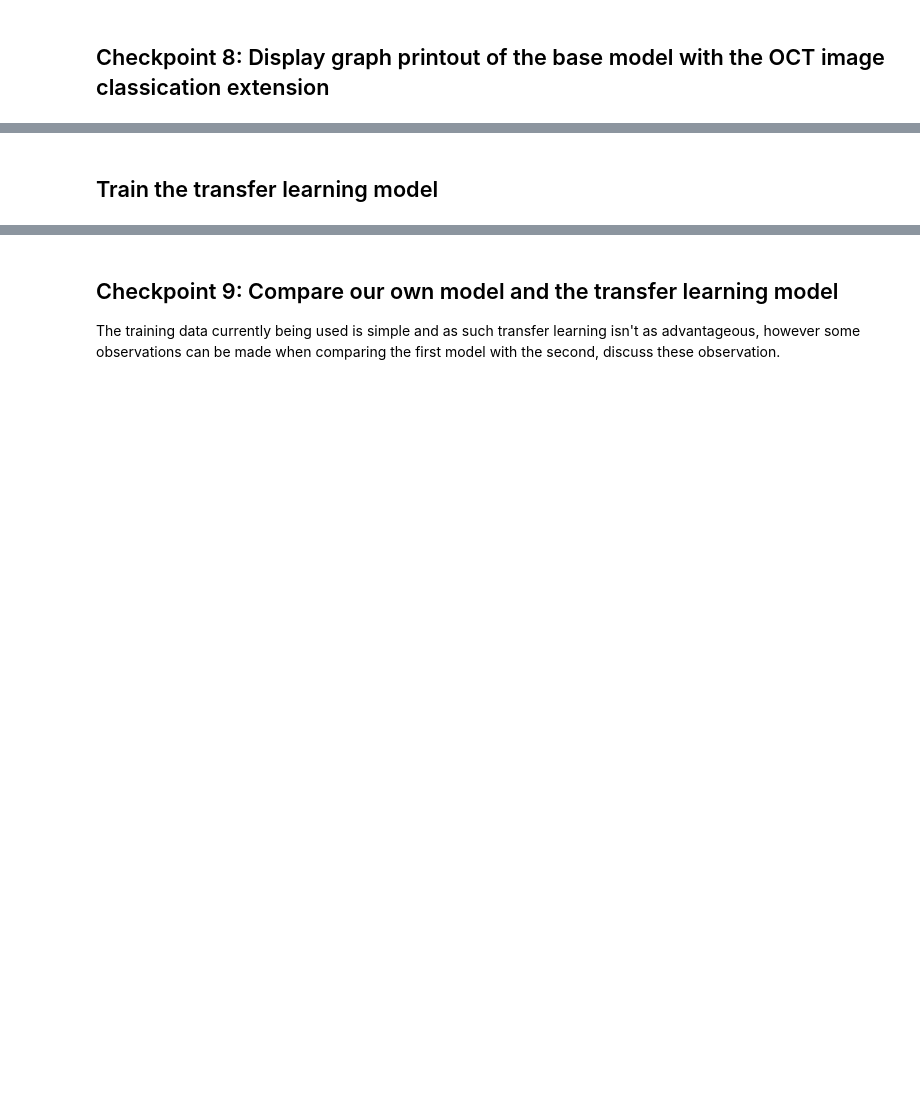
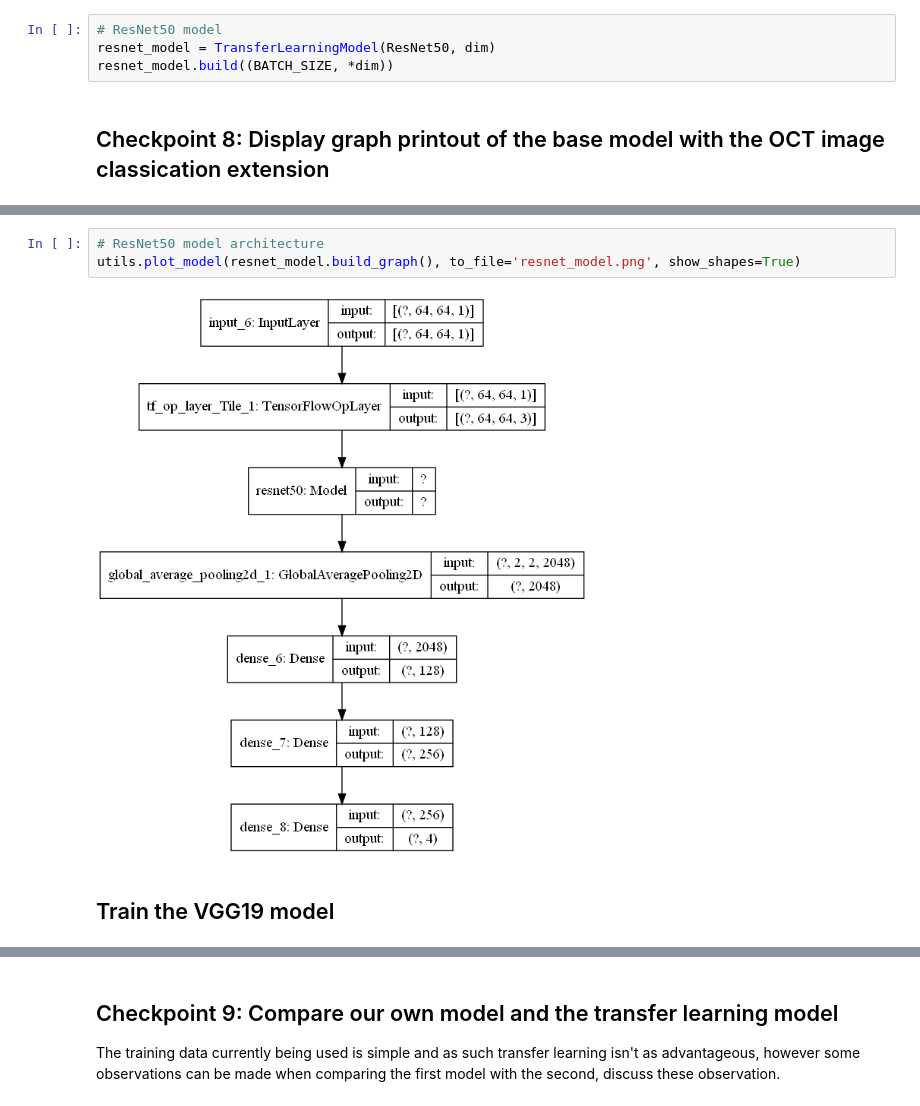
Before and after one commit to derong97/ai-for-healthcare, a Jupyter notebook: PS1/ps1.ipynb, the cells around one changed output, grey strips where cells are left out. Drawn from its saved outputs; the diff is of its cells as text; blank space fills up the shorter version.

```diff
--- a/PS1/ps1.ipynb
+++ b/PS1/ps1.ipynb
@@ -413,4 +415,8 @@ vgg_model = VGGModel(dim)
 vgg_model.build((BATCH_SIZE, *dim))
+# %%
+# ResNet50 model
+resnet_model = TransferLearningModel(ResNet50, dim)
+resnet_model.build((BATCH_SIZE, *dim))
 # %% [markdown]
 ## Checkpoint 8: Display graph printout of the base model with the OCT image classication extension
 # %%
@@ -420,4 +427,9 @@ utils.plot_model(vgg_model.build_graph(), to_file='vgg_model.png', show_shapes=T
+# %%
+# ResNet50 model architecture
+utils.plot_model(resnet_model.build_graph(), to_file='resnet_model.png', show_shapes=True)
+# %% [output]
+[figure, added]
 # %% [markdown]
-## Train the transfer learning model
+## Train the VGG19 model
 # %%
 EPOCHS = 20
```
Also changed, not shown: parts of 41 cells of this notebook, 2 other files.
